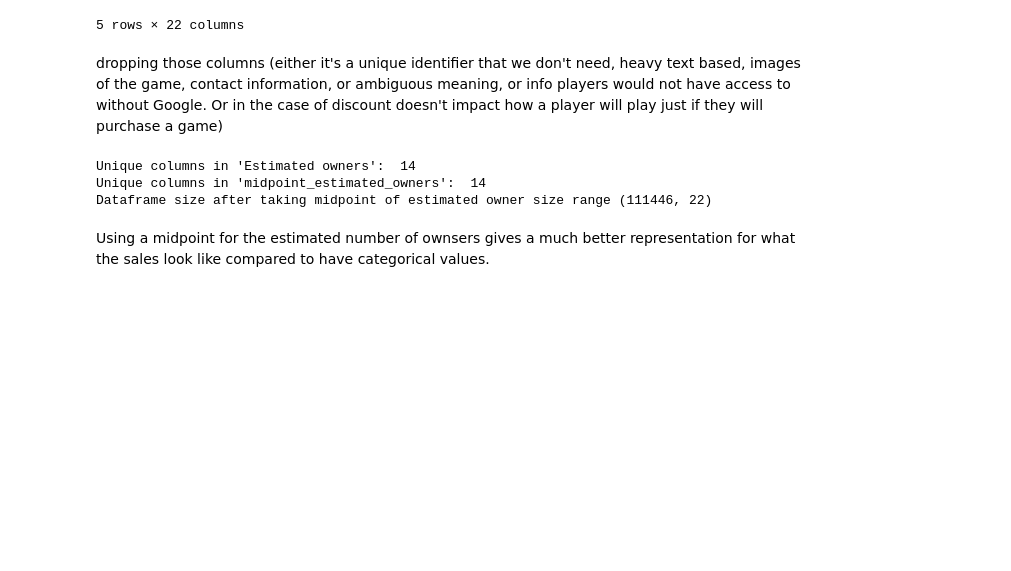
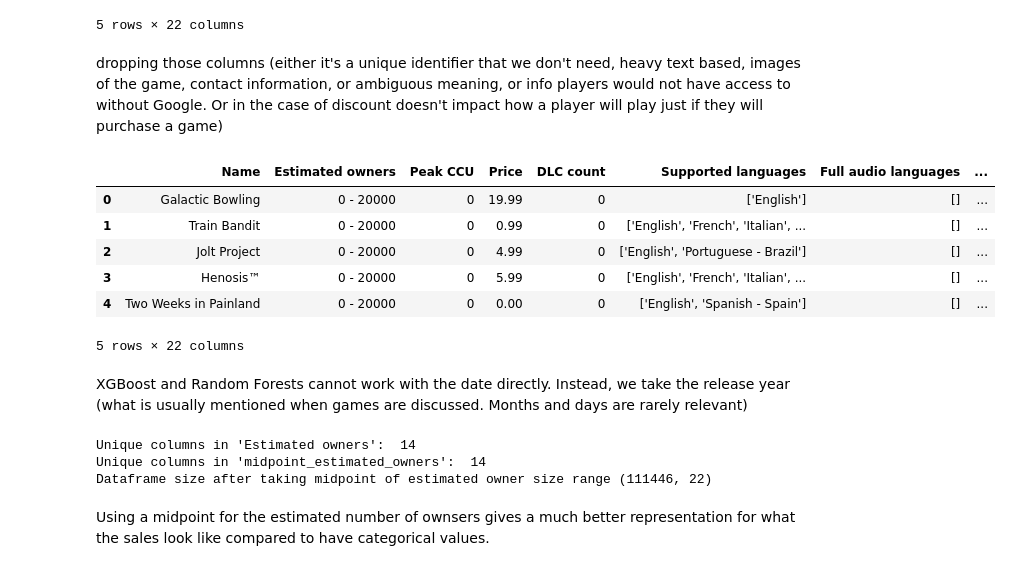
Before and after one commit to zakirangwala/esrb-wizard, a Jupyter notebook: notebooks/model_demo_colab.ipynb, the cells around one changed output. Saved outputs shown, nothing was run; the diff lists cells and outputs as text; code cells hidden in the pictures; blank space fills up the shorter version.

```diff
--- a/notebooks/model_demo_colab.ipynb
+++ b/notebooks/model_demo_colab.ipynb
@@ -62,6 +62,20 @@ steam_drop.head()
 5 rows × 22 columns
 # %% [markdown]
 dropping those columns (either it's a unique identifier that we don't need, heavy text based, images of the game, contact information, or ambiguous meaning, or info players would not have access to without Google. Or in the case of discount doesn't impact how a player will play just if they will purchase a game)
+# %%
+steam_drop['release_year'] = steam_drop['Release date'].str.split(',').str[1]
+steam_drop = steam_drop.drop(['Release date'], axis=1).astype('category')
+steam_drop.head()
+# %% [output]
+|  | Name | Estimated owners | Peak CCU | Price | DLC count | Supported languages | Full audio languages | ... |
+| 0 | Galactic Bowling | 0 - 20000 | 0 | 19.99 | 0 | ['English'] | [] | ... |
+| 1 | Train Bandit | 0 - 20000 | 0 | 0.99 | 0 | ['English', 'French', 'Italian', ... | [] | ... |
+| 2 | Jolt Project | 0 - 20000 | 0 | 4.99 | 0 | ['English', 'Portuguese - Brazil'] | [] | ... |
+| 3 | Henosis™ | 0 - 20000 | 0 | 5.99 | 0 | ['English', 'French', 'Italian', ... | [] | ... |
+| 4 | Two Weeks in Painland | 0 - 20000 | 0 | 0.00 | 0 | ['English', 'Spanish - Spain'] | [] | ... |
+5 rows × 22 columns
+# %% [markdown]
+XGBoost and Random Forests cannot work with the date directly. Instead, we take the release year (what is usually mentioned when games are discussed. Months and days are rarely relevant)
 # %%
 print("Unique columns in 'Estimated owners': ", steam_drop['Estimated owners'].nunique())
 #print(steam_drop['Estimated owners'].unique())
```
Also changed, not shown: parts of 9 cells of this notebook.
